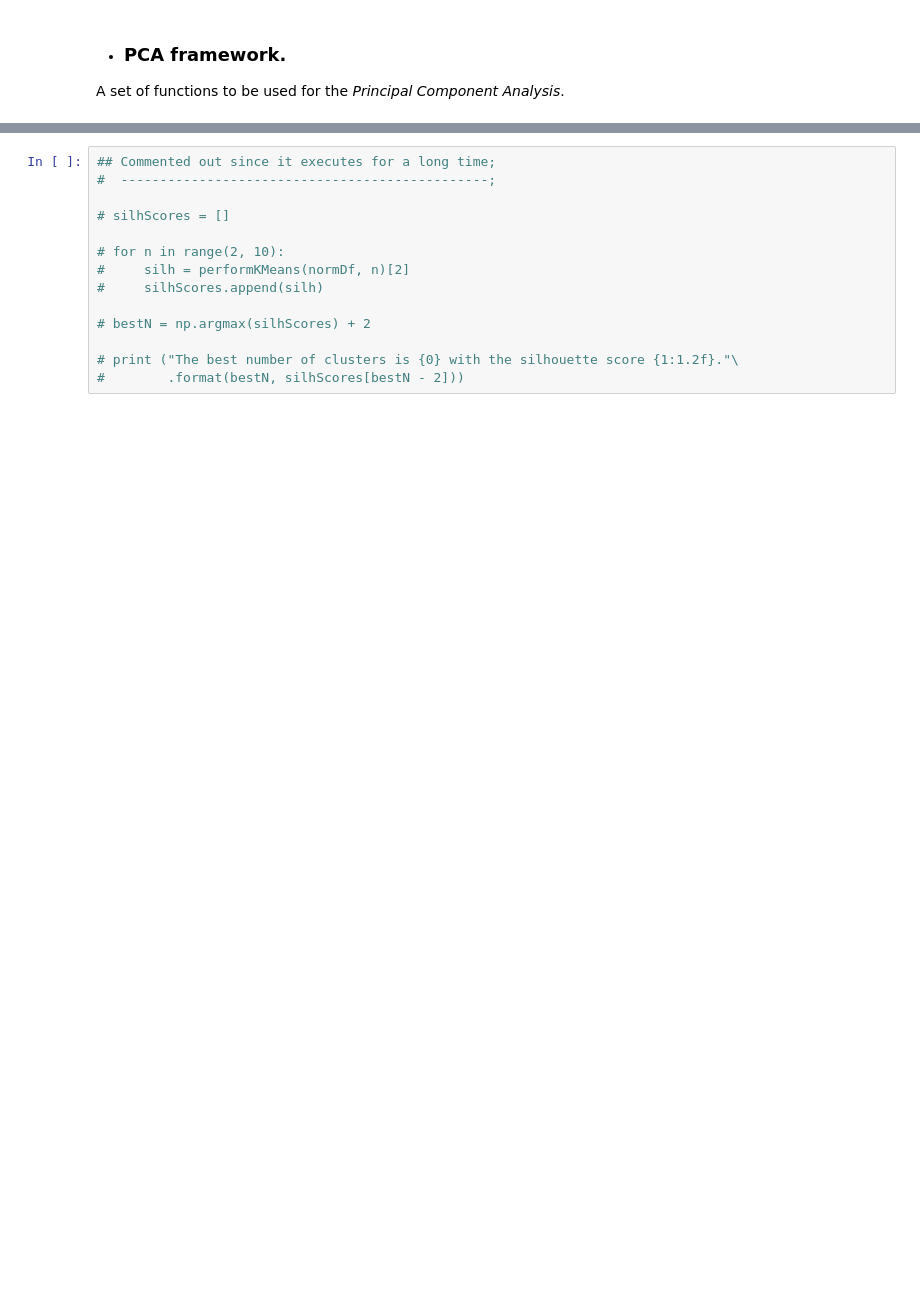
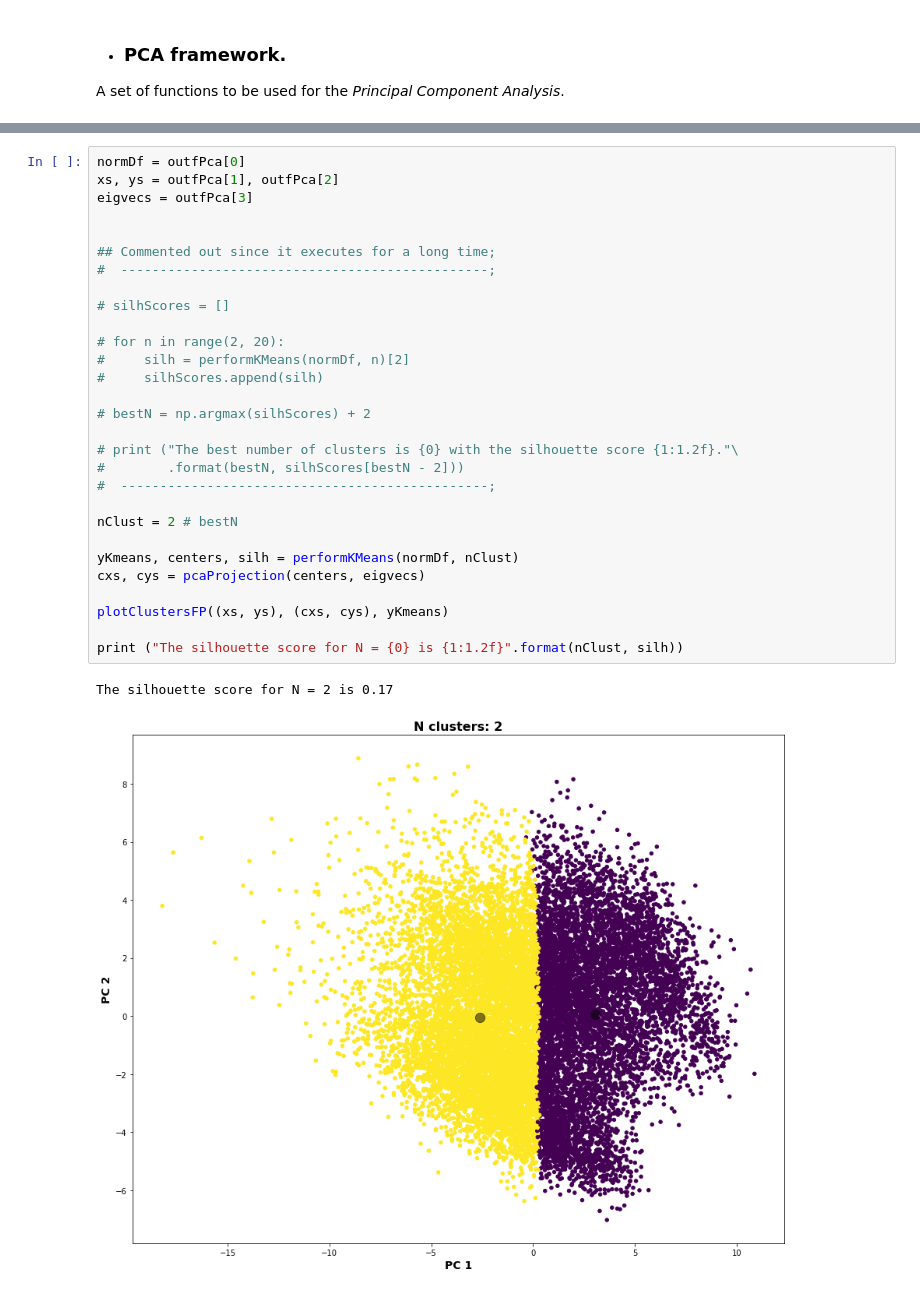
Before and after one commit to YarkoKhamar/DAProject, a Jupyter notebook: PcaClusteringGeneral.ipynb, the cells around one changed output, grey strips where cells are left out. Drawn from its saved outputs; the diff is of its cells as text; blank space fills up the shorter version.

```diff
--- a/PcaClusteringGeneral.ipynb
+++ b/PcaClusteringGeneral.ipynb
@@ -240,14 +311,32 @@ To do this, we run the algorithm for **diferrent number of clusters** in a certa
 # %%
+normDf = outfPca[0]
+xs, ys = outfPca[1], outfPca[2]
+eigvecs = outfPca[3]
+
+
 ## Commented out since it executes for a long time;
 #  -----------------------------------------------;
 
 # silhScores = []
 
-# for n in range(2, 10):
+# for n in range(2, 20):
 #     silh = performKMeans(normDf, n)[2]
 #     silhScores.append(silh)
 
 # bestN = np.argmax(silhScores) + 2
 
 # print ("The best number of clusters is {0} with the silhouette score {1:1.2f}."\
 #        .format(bestN, silhScores[bestN - 2]))
+#  -----------------------------------------------;
+
+nClust = 2 # bestN
+
+yKmeans, centers, silh = performKMeans(normDf, nClust)
+cxs, cys = pcaProjection(centers, eigvecs)
+
+plotClustersFP((xs, ys), (cxs, cys), yKmeans)
+
+print ("The silhouette score for N = {0} is {1:1.2f}".format(nClust, silh))
+# %% [output]
+The silhouette score for N = 2 is 0.17
+[figure, added]
```
Also changed, not shown: parts of 33 cells of this notebook.
